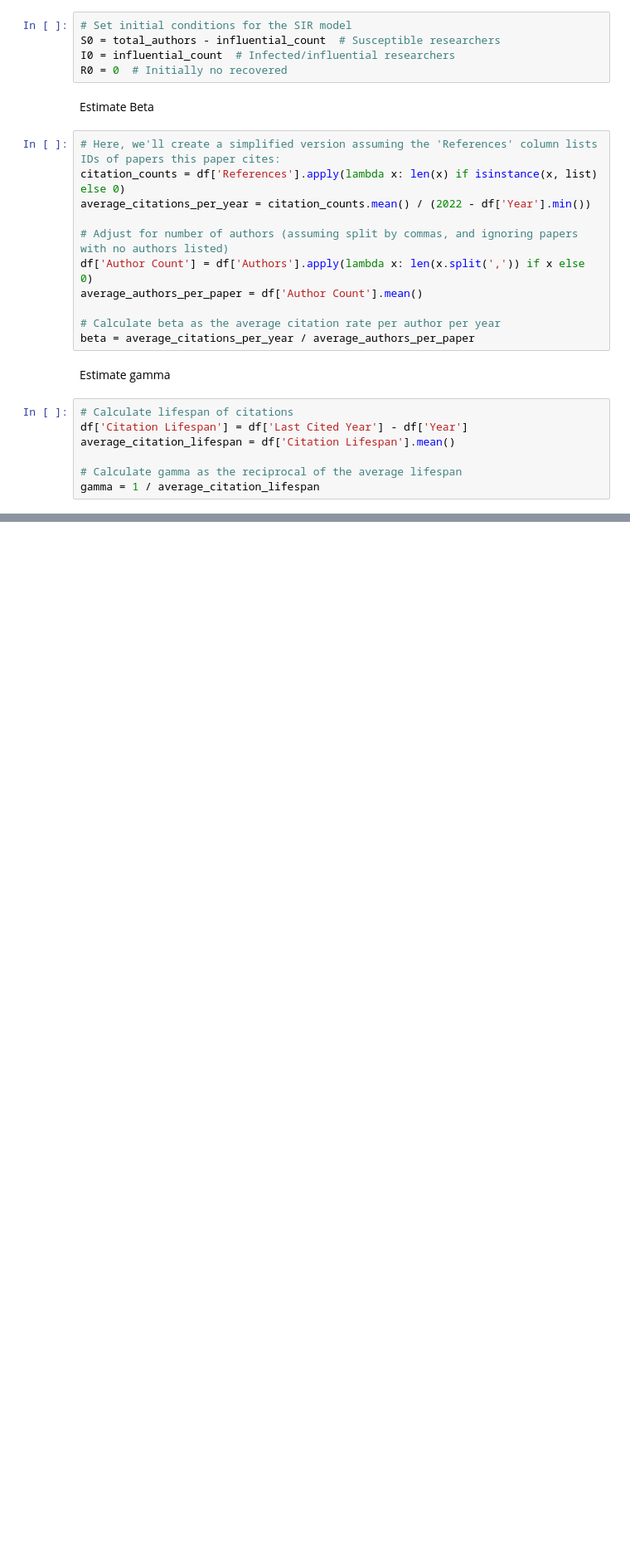
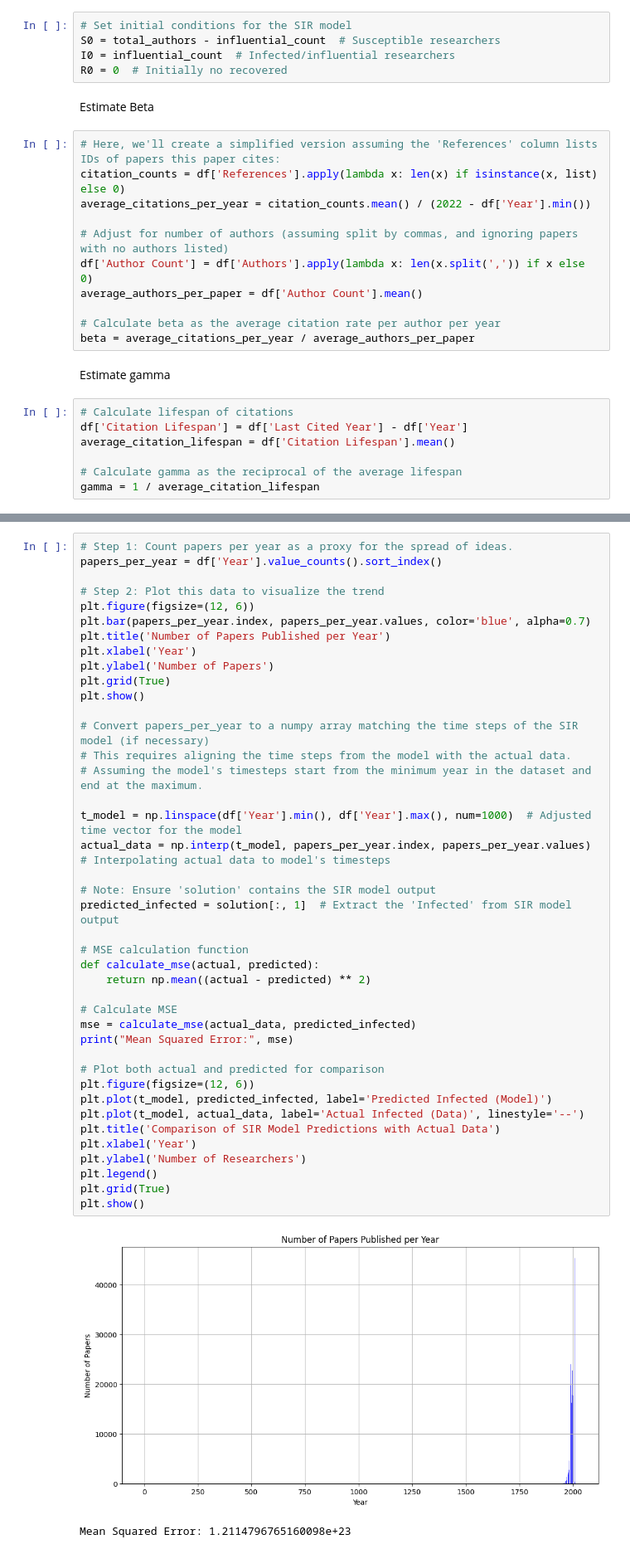
Before and after one commit to MattHAndrews/115, a Jupyter notebook: test.ipynb, the cells around one changed output, grey strips where cells are left out. Shown: that part at 83% size. Cells and saved outputs as stored; diff of their text form; blank space fills up the shorter version.

```diff
--- a/test.ipynb
+++ b/test.ipynb
@@ -191,0 +194,44 @@ plt.show()
+# %%
+# Step 1: Count papers per year as a proxy for the spread of ideas.
+papers_per_year = df['Year'].value_counts().sort_index()
+
+# Step 2: Plot this data to visualize the trend
+plt.figure(figsize=(12, 6))
+plt.bar(papers_per_year.index, papers_per_year.values, color='blue', alpha=0.7)
+plt.title('Number of Papers Published per Year')
+plt.xlabel('Year')
+plt.ylabel('Number of Papers')
+plt.grid(True)
+plt.show()
+
+# Convert papers_per_year to a numpy array matching the time steps of the SIR model (if necessary)
+# This requires aligning the time steps from the model with the actual data.
+# Assuming the model's timesteps start from the minimum year in the dataset and end at the maximum.
+
+t_model = np.linspace(df['Year'].min(), df['Year'].max(), num=1000)  # Adjusted time vector for the model
+actual_data = np.interp(t_model, papers_per_year.index, papers_per_year.values)  # Interpolating actual data to model's timesteps
+
+# Note: Ensure 'solution' contains the SIR model output
+predicted_infected = solution[:, 1]  # Extract the 'Infected' from SIR model output
+
+# MSE calculation function
+def calculate_mse(actual, predicted):
+    return np.mean((actual - predicted) ** 2)
+
+# Calculate MSE
+mse = calculate_mse(actual_data, predicted_infected)
+print("Mean Squared Error:", mse)
+
+# Plot both actual and predicted for comparison
+plt.figure(figsize=(12, 6))
+plt.plot(t_model, predicted_infected, label='Predicted Infected (Model)')
+plt.plot(t_model, actual_data, label='Actual Infected (Data)', linestyle='--')
+plt.title('Comparison of SIR Model Predictions with Actual Data')
+plt.xlabel('Year')
+plt.ylabel('Number of Researchers')
+plt.legend()
+plt.grid(True)
+plt.show()
+# %% [output]
+[figure, added]
+Mean Squared Error: 1.2114796765160098e+23
```
Also changed, not shown: parts of 3 cells of this notebook.
